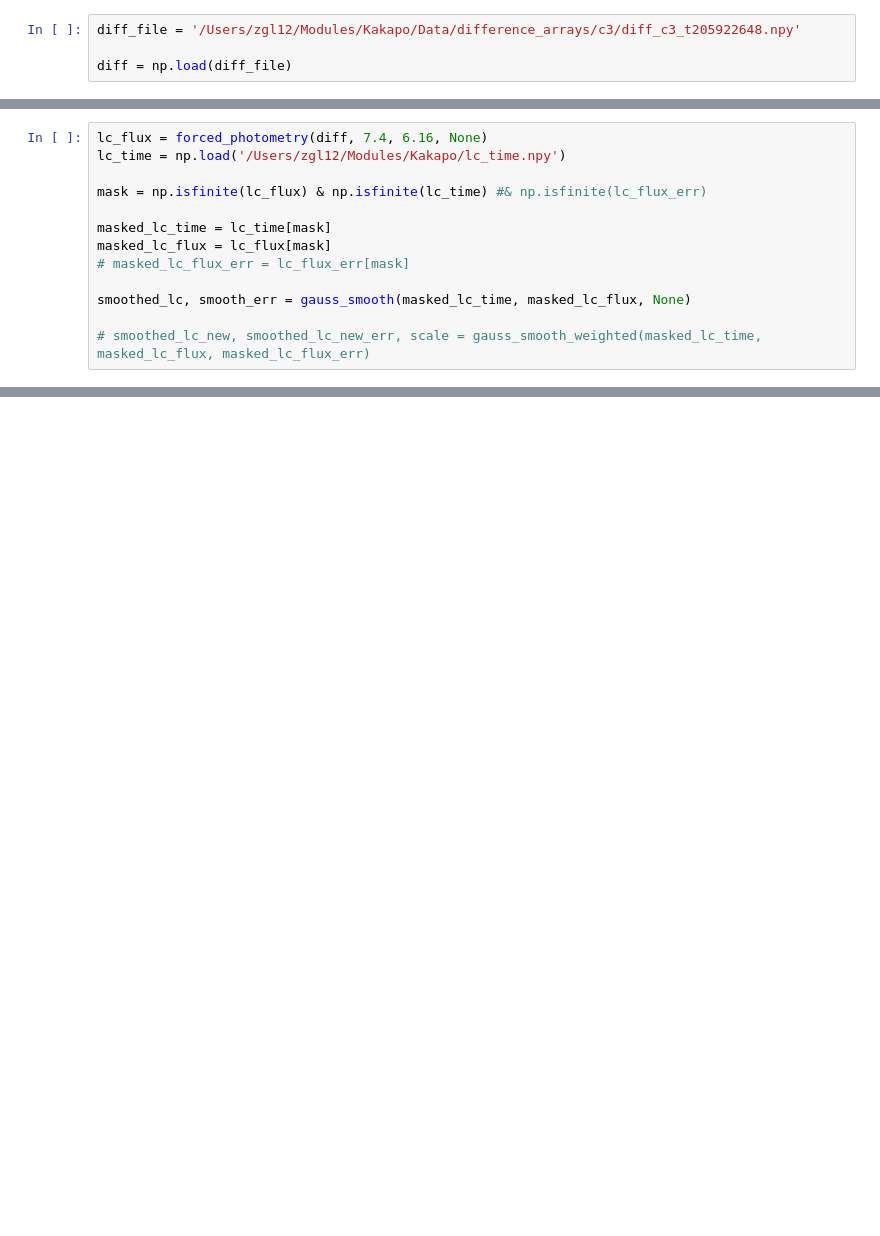
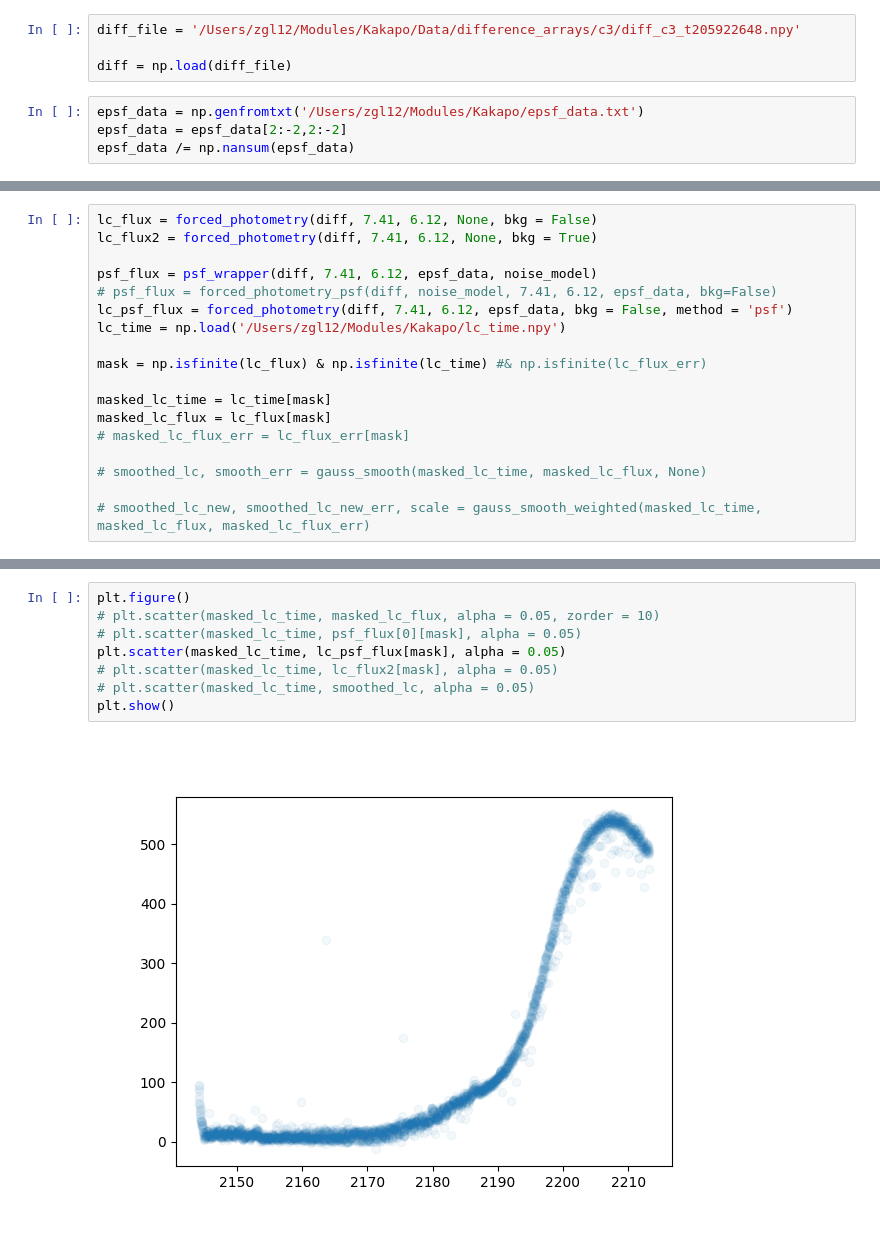
Before and after one commit to ZacharyLane1204/Kakapo, a Jupyter notebook: open_events.ipynb, the cells around one changed output, grey strips where cells are left out. Saved outputs shown, nothing was run; the diff lists cells and outputs as text; blank space fills up the shorter version.

```diff
--- a/open_events.ipynb
+++ b/open_events.ipynb
@@ -13,4 +13,8 @@ from Kakapo.cleaning_curve import gauss_smooth
 diff_file = '/Users/zgl12/Modules/Kakapo/Data/difference_arrays/c3/diff_c3_t205922648.npy'
 
 diff = np.load(diff_file)
+# %%
+epsf_data = np.genfromtxt('/Users/zgl12/Modules/Kakapo/epsf_data.txt')
+epsf_data = epsf_data[2:-2,2:-2]
+epsf_data /= np.nansum(epsf_data)
 # %%
@@ -29,5 +34,10 @@ smoothed_lc, smooth_err = gauss_smooth(masked_lc_time, masked_lc_flux, None)
 # %%
-lc_flux = forced_photometry(diff, 7.4, 6.16, None)
+lc_flux = forced_photometry(diff, 7.41, 6.12, None, bkg = False)
+lc_flux2 = forced_photometry(diff, 7.41, 6.12, None, bkg = True)
+
+psf_flux = psf_wrapper(diff, 7.41, 6.12, epsf_data, noise_model)
+# psf_flux = forced_photometry_psf(diff, noise_model, 7.41, 6.12, epsf_data, bkg=False)
+lc_psf_flux = forced_photometry(diff, 7.41, 6.12, epsf_data, bkg = False, method = 'psf')
 lc_time = np.load('/Users/zgl12/Modules/Kakapo/lc_time.npy')
 
 mask = np.isfinite(lc_flux) & np.isfinite(lc_time) #& np.isfinite(lc_flux_err)
@@ -36,6 +46,6 @@ masked_lc_time = lc_time[mask]
 masked_lc_flux = lc_flux[mask]
 # masked_lc_flux_err = lc_flux_err[mask]
 
-smoothed_lc, smooth_err = gauss_smooth(masked_lc_time, masked_lc_flux, None)
+# smoothed_lc, smooth_err = gauss_smooth(masked_lc_time, masked_lc_flux, None)
 
 # smoothed_lc_new, smoothed_lc_new_err, scale = gauss_smooth_weighted(masked_lc_time, masked_lc_flux, masked_lc_flux_err)
@@ -103,0 +58,10 @@ plt.show()
+# %%
+plt.figure()
+# plt.scatter(masked_lc_time, masked_lc_flux, alpha = 0.05, zorder = 10)
+# plt.scatter(masked_lc_time, psf_flux[0][mask], alpha = 0.05)
+plt.scatter(masked_lc_time, lc_psf_flux[mask], alpha = 0.05)
+# plt.scatter(masked_lc_time, lc_flux2[mask], alpha = 0.05)
+# plt.scatter(masked_lc_time, smoothed_lc, alpha = 0.05)
+plt.show()
+# %% [output]
+[figure, added]
```
Also changed, not shown: parts of 14 cells of this notebook, 13 other files.
